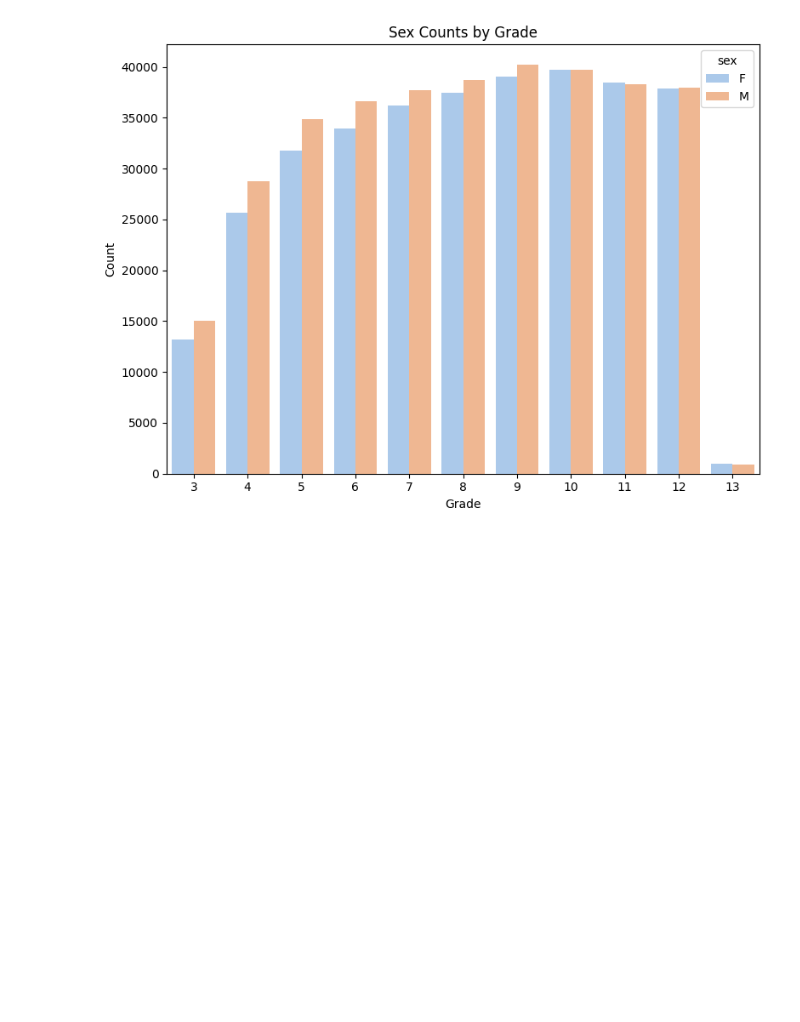
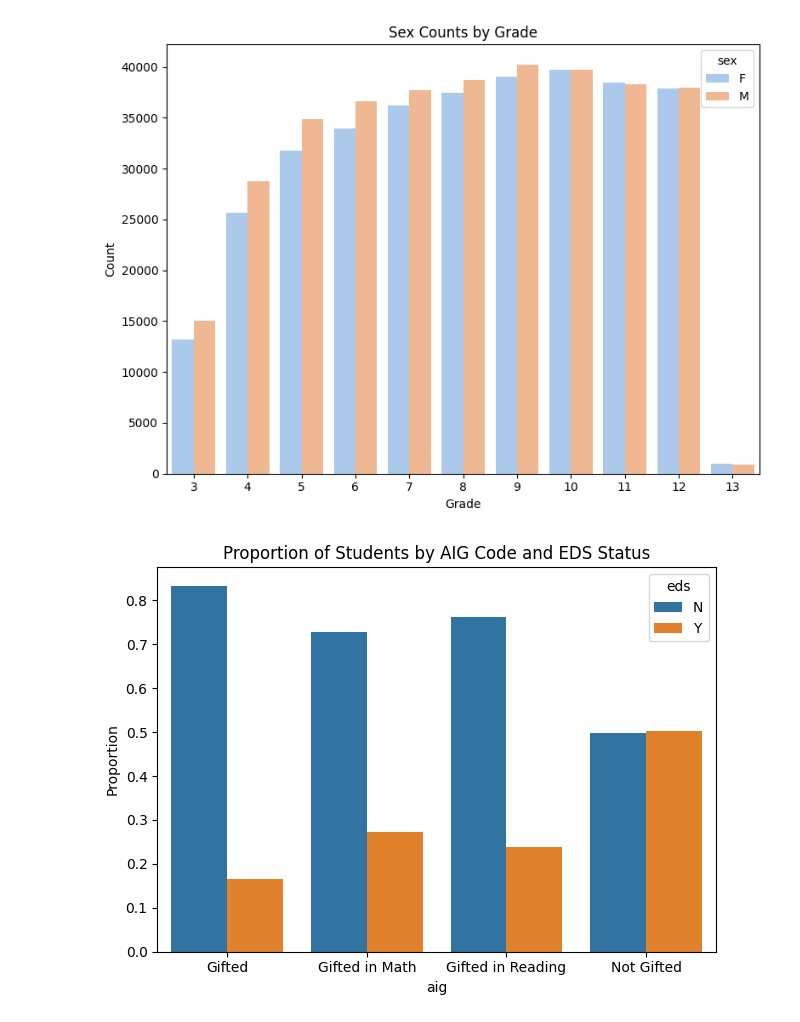
Before and after one commit to dmatten1/ml-project-structure-demo, a Jupyter notebook: notebooks/gifted_eda.ipynb, the cells around one changed output. Drawn from its saved outputs; the diff is of its cells as text; code cells hidden in the pictures; blank space fills up the shorter version.

```diff
--- a/notebooks/gifted_eda.ipynb
+++ b/notebooks/gifted_eda.ipynb
@@ -102,3 +107,35 @@ plt.tight_layout()
 plt.show()
 # %% [output]
 [figure]
+# %%
+gifted['aig'] = gifted['aig'].replace({
+    'M': 'AM',
+    'B': 'AG',
+    'I': 'AG',
+    'AI': 'AG',
+    'R': 'AR',
+    'Y': 'AG',
+    'IG': 'AG'
+})
+# %%
+# Group and count by AIG and EDS
+counts = gifted.groupby(['aig', 'eds']).size().reset_index(name='count')
+
+# Compute total counts per AIG to get proportions
+counts['total'] = counts.groupby('aig')['count'].transform('sum')
+counts['proportion'] = counts['count'] / counts['total']
+
+# Create proportion bar plot
+ax = sns.barplot(data=counts, x='aig', y='proportion', hue='eds')
+
+# Set custom x-axis labels
+ax.set_xticks(range(len(counts['aig'].unique())))
+ax.set_xticklabels(['Gifted', 'Gifted in Math', 'Gifted in Reading', 'Not Gifted'], rotation=0)
+
+# Add labels and title
+plt.ylabel('Proportion')
+plt.title('Proportion of Students by AIG Code and EDS Status')
+plt.tight_layout()
+plt.show()
+# %% [output]
+[figure, added]
```
Also changed, not shown: parts of 2 cells of this notebook, 18 other files.
